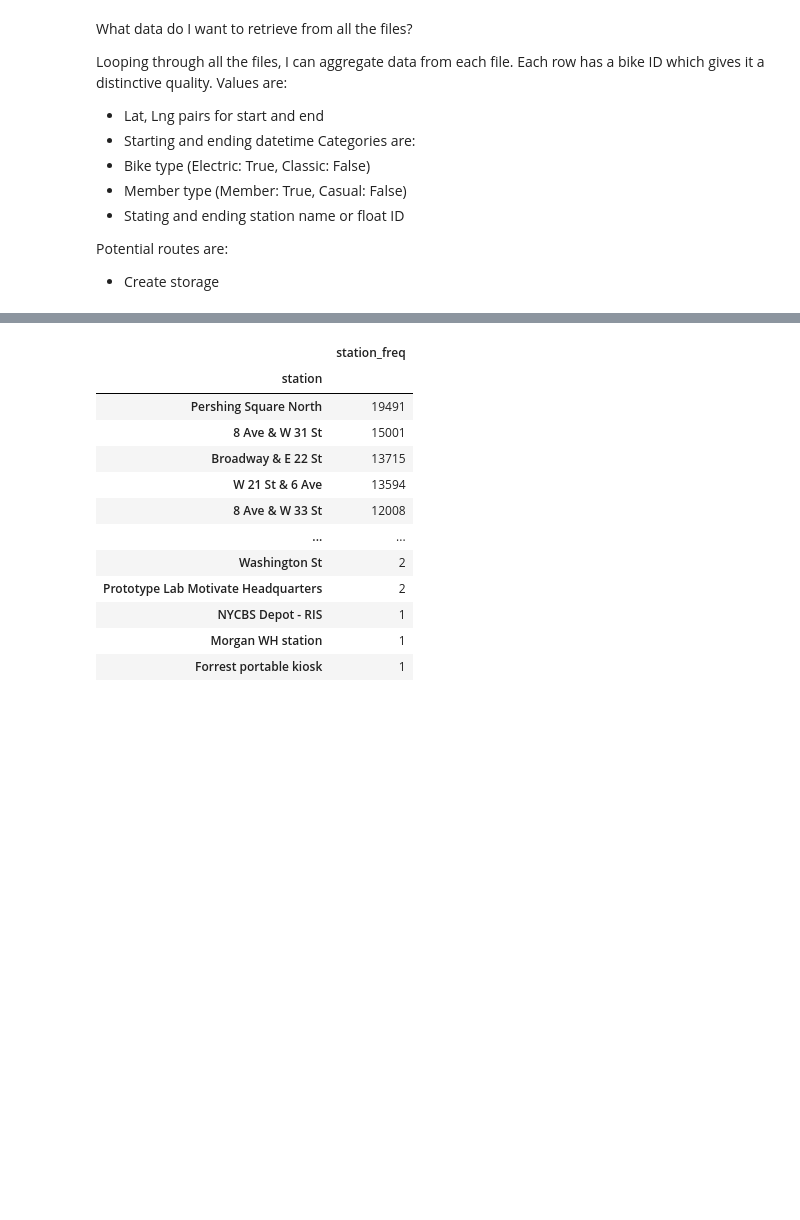
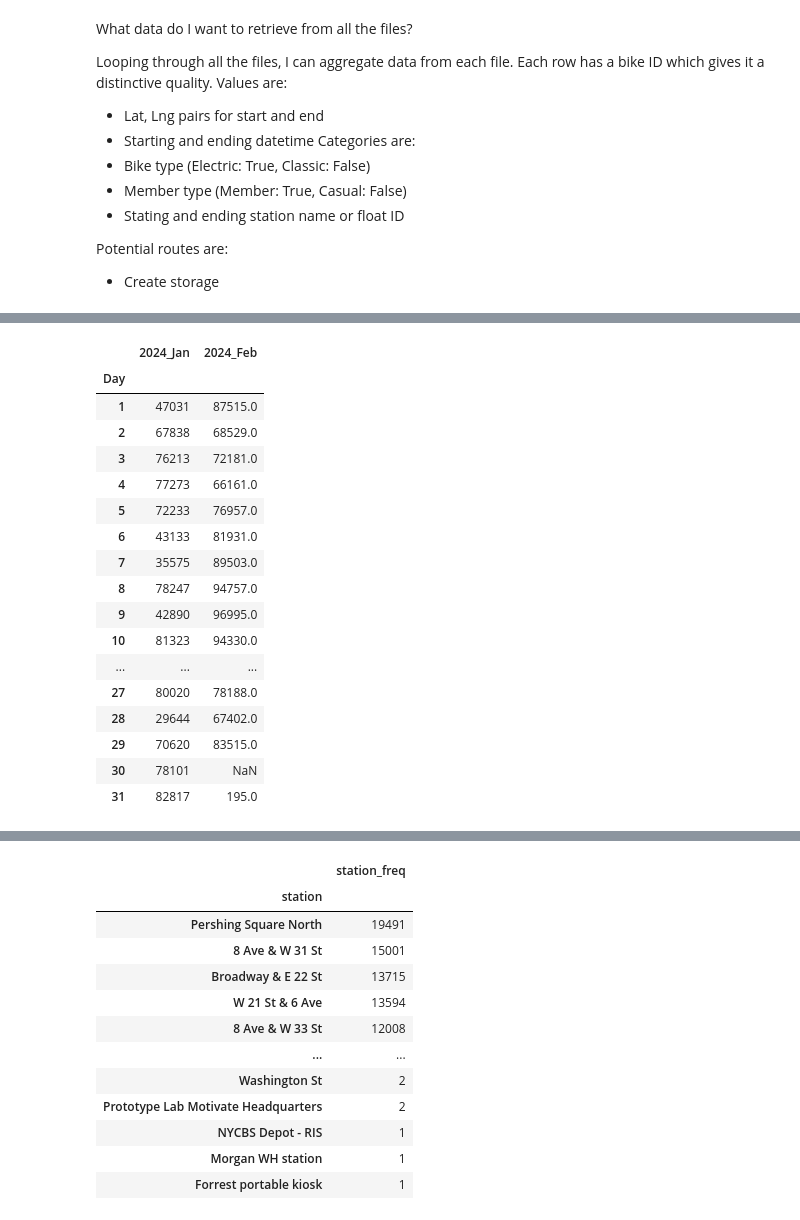
Before and after one commit to Neelka96/CitiBikes, a Jupyter notebook: explorer.ipynb, the cells around one changed output, grey strips where cells are left out. Saved outputs shown, nothing was run; the diff lists cells and outputs as text; code cells hidden in the pictures; blank space fills up the shorter version.

```diff
--- a/explorer.ipynb
+++ b/explorer.ipynb
@@ -333,2 +419,0 @@ df, _ = csv_to_df(dir_nyc, 2020, 0)
-# %%
-feats = Features(df)
@@ -350,0 +420,8 @@ feats.get_df_by_attr('station_table')
+# %%
+test_counts = feats.get_counts_per_day()
+# %%
+test_counts.name = feats.month_year
+# %%
+feats2 = Features(*csv_to_df(dir_nyc, 2024, 1))
+test_counts2 = feats2.counts_per_day
+test_counts2.name = feats2.month_year
@@ -350,0 +448,24 @@ feats.get_df_by_attr('station_table')
+# %%
+if test_counts2.name == test_counts.name:
+    test_counts += test_counts2
+else:
+    counts = pd.concat([test_counts, test_counts2], axis = 1)
+# %% [output]
+|  | 2024_Jan | 2024_Feb |
+| Day |  |  |
+| 1 | 47031 | 87515.0 |
+| 2 | 67838 | 68529.0 |
+| 3 | 76213 | 72181.0 |
+| 4 | 77273 | 66161.0 |
+| 5 | 72233 | 76957.0 |
+| 6 | 43133 | 81931.0 |
+| 7 | 35575 | 89503.0 |
+| 8 | 78247 | 94757.0 |
+| 9 | 42890 | 96995.0 |
+| 10 | 81323 | 94330.0 |
+| ... | ... | ... |
+| 27 | 80020 | 78188.0 |
+| 28 | 29644 | 67402.0 |
+| 29 | 70620 | 83515.0 |
+| 30 | 78101 | NaN |
+| 31 | 82817 | 195.0 |
```
Also changed, not shown: parts of 12 cells of this notebook, 4 other files.
